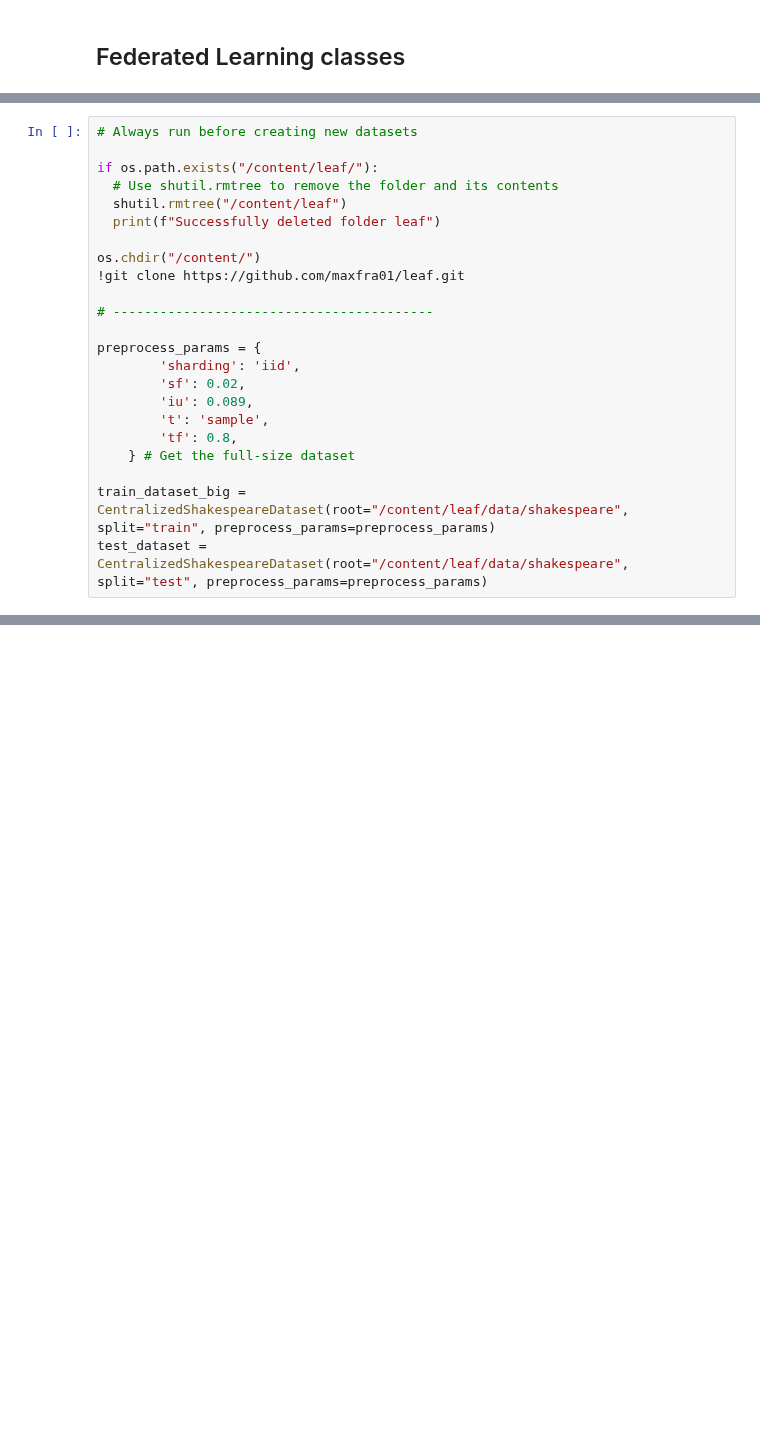
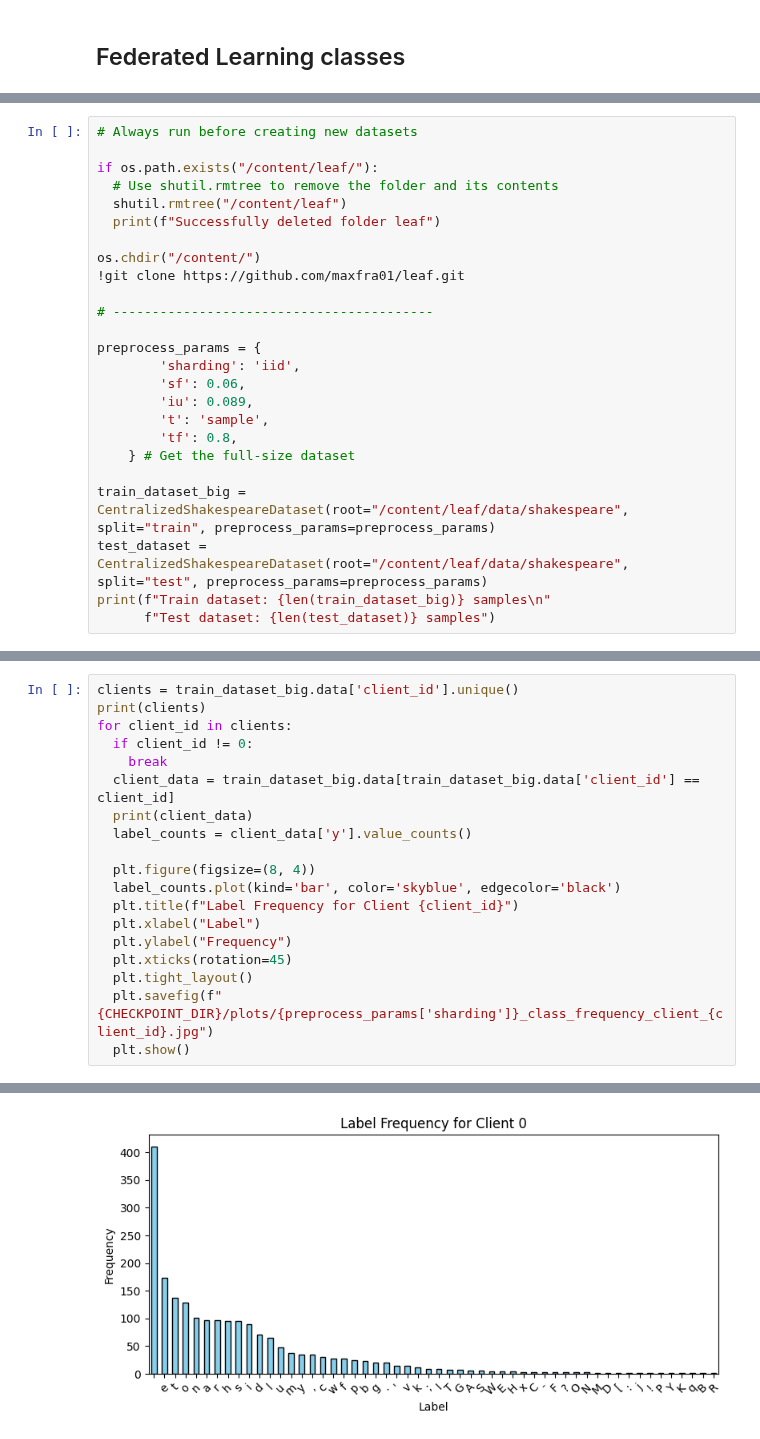
Before and after one commit to maxfra01/federated-learning, a Jupyter notebook: code/shakesprFL.ipynb, the cells around one changed output, grey strips where cells are left out. Cells and saved outputs as stored; diff of their text form; blank space fills up the shorter version.

Commit message:
Add label distribution plots for each client

```diff
--- a/code/shakesprFL.ipynb
+++ b/code/shakesprFL.ipynb
@@ -929,7 +935,7 @@ os.chdir("/content/")
 
 preprocess_params = {
         'sharding': 'iid',
-        'sf': 0.02,
+        'sf': 0.06,
         'iu': 0.089,
         't': 'sample',
         'tf': 0.8,
@@ -937,3 +943,5 @@ preprocess_params = {
 
 train_dataset_big = CentralizedShakespeareDataset(root="/content/leaf/data/shakespeare", split="train", preprocess_params=preprocess_params)
 test_dataset = CentralizedShakespeareDataset(root="/content/leaf/data/shakespeare", split="test", preprocess_params=preprocess_params)
+print(f"Train dataset: {len(train_dataset_big)} samples\n"
+      f"Test dataset: {len(test_dataset)} samples")
@@ -939,0 +963,20 @@ test_dataset = CentralizedShakespeareDataset(root="/content/leaf/data/shakespear
+# %%
+clients = train_dataset_big.data['client_id'].unique()
+print(clients)
+for client_id in clients:
+  if client_id != 0:
+    break
+  client_data = train_dataset_big.data[train_dataset_big.data['client_id'] == client_id]
+  print(client_data)
+  label_counts = client_data['y'].value_counts()
+
+  plt.figure(figsize=(8, 4))
+  label_counts.plot(kind='bar', color='skyblue', edgecolor='black')
+  plt.title(f"Label Frequency for Client {client_id}")
+  plt.xlabel("Label")
+  plt.ylabel("Frequency")
+  plt.xticks(rotation=45)
+  plt.tight_layout()
+  plt.savefig(f"{CHECKPOINT_DIR}/plots/{preprocess_params['sharding']}_class_frequency_client_{client_id}.jpg")
+  plt.show()
+# %% [output]
@@ -940,3 +1002,4 @@ test_dataset = CentralizedShakespeareDataset(root="/content/leaf/data/shakespear
+[figure, added]
 # %%
 BATCH_SIZE = 4
 LR = 0.1
```
Also changed, not shown: parts of 6 cells of this notebook.
